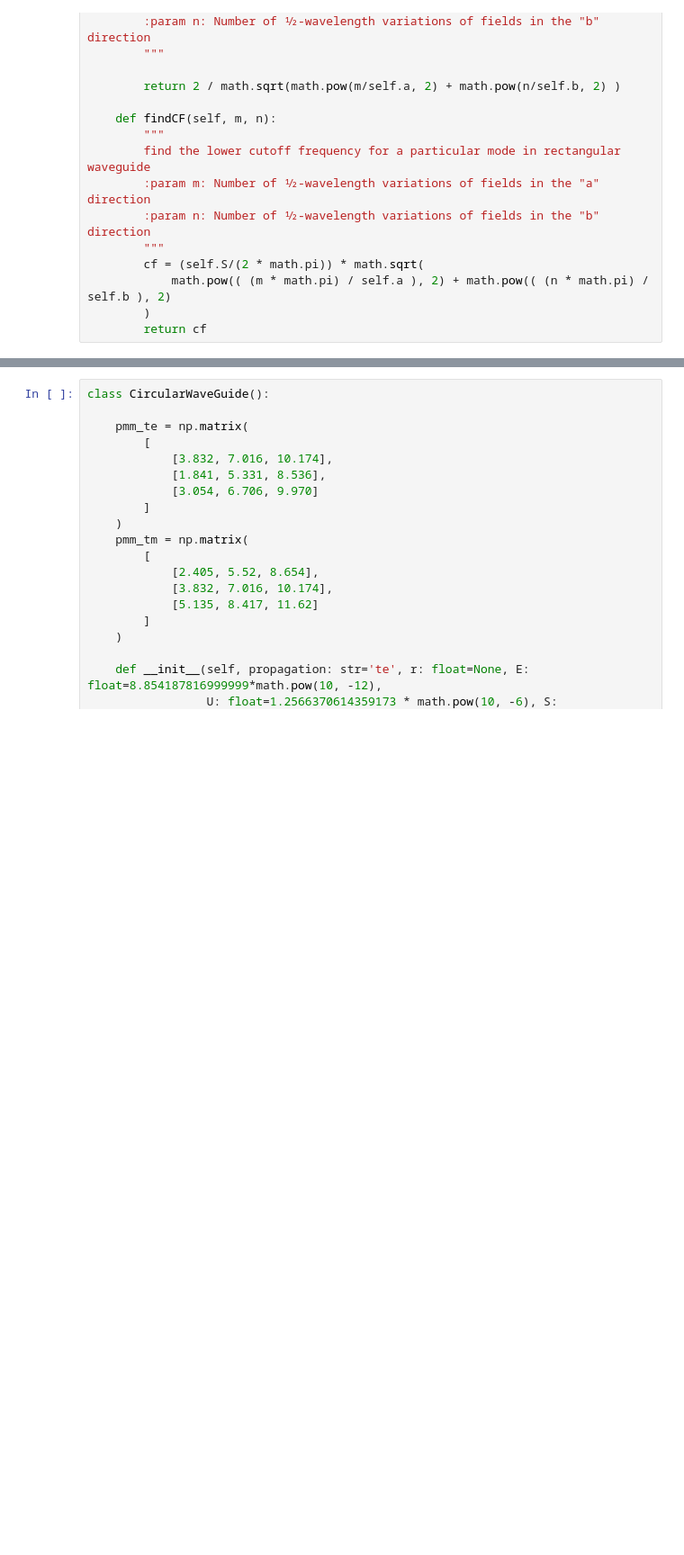
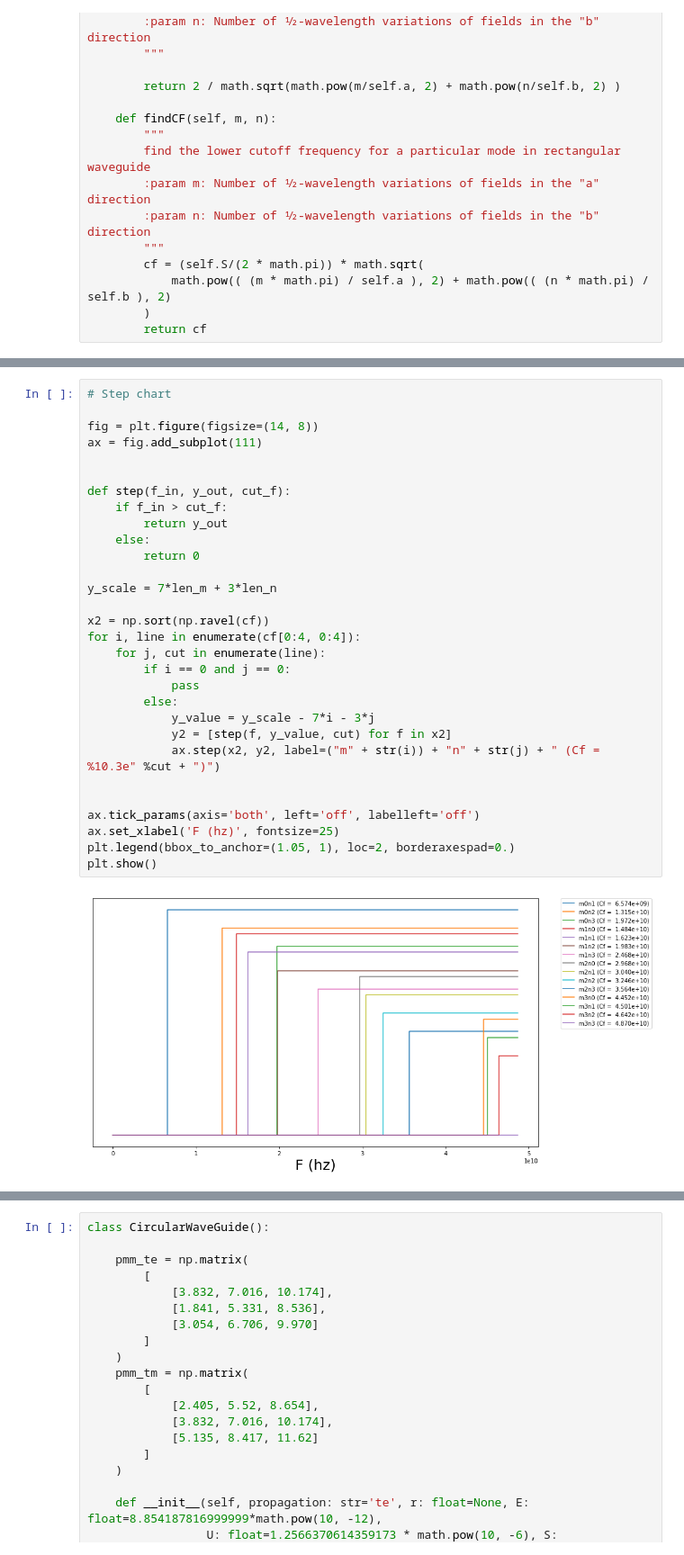
Before and after one commit to HugoSoaresFontes/Waveguides, a Jupyter notebook: tutorial.ipynb, the cells around one changed output, grey strips where cells are left out. Shown at 90% size. Cells and saved outputs as stored; diff of their text form; blank space fills up the shorter version.

```diff
--- a/tutorial.ipynb
+++ b/tutorial.ipynb
@@ -164,0 +129,32 @@ HTML(html)
+# %%
+# Step chart
+
+fig = plt.figure(figsize=(14, 8))
+ax = fig.add_subplot(111)
+
+
+def step(f_in, y_out, cut_f):
+    if f_in > cut_f:
+        return y_out
+    else:
+        return 0
+
+y_scale = 7*len_m + 3*len_n
+
+x2 = np.sort(np.ravel(cf))
+for i, line in enumerate(cf[0:4, 0:4]):
+    for j, cut in enumerate(line):
+        if i == 0 and j == 0:
+            pass
+        else:
+            y_value = y_scale - 7*i - 3*j
+            y2 = [step(f, y_value, cut) for f in x2]
+            ax.step(x2, y2, label=("m" + str(i)) + "n" + str(j) + " (Cf = %10.3e" %cut + ")")
+
+
+ax.tick_params(axis='both', left='off', labelleft='off')
+ax.set_xlabel('F (hz)', fontsize=25)
+plt.legend(bbox_to_anchor=(1.05, 1), loc=2, borderaxespad=0.)
+plt.show()
+# %% [output]
+[figure, added]
```
Also changed, not shown: parts of 3 cells of this notebook.
